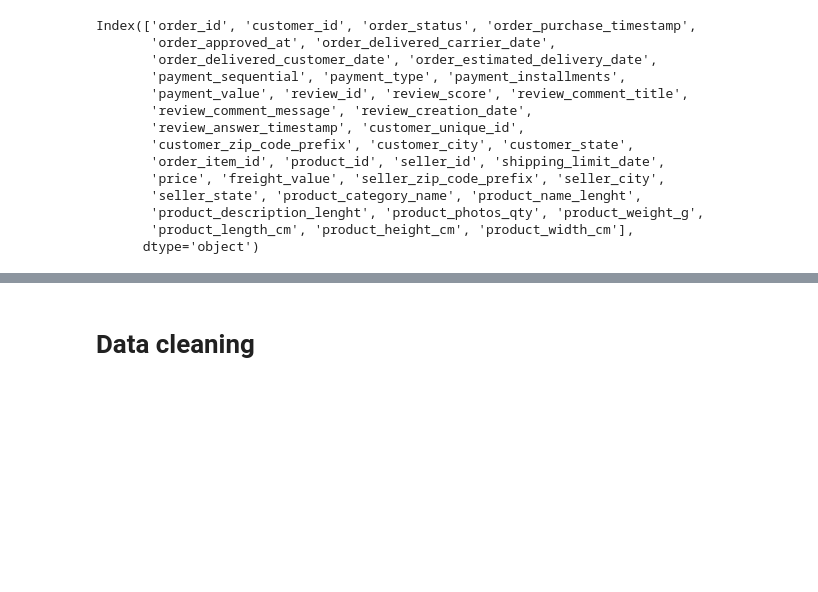
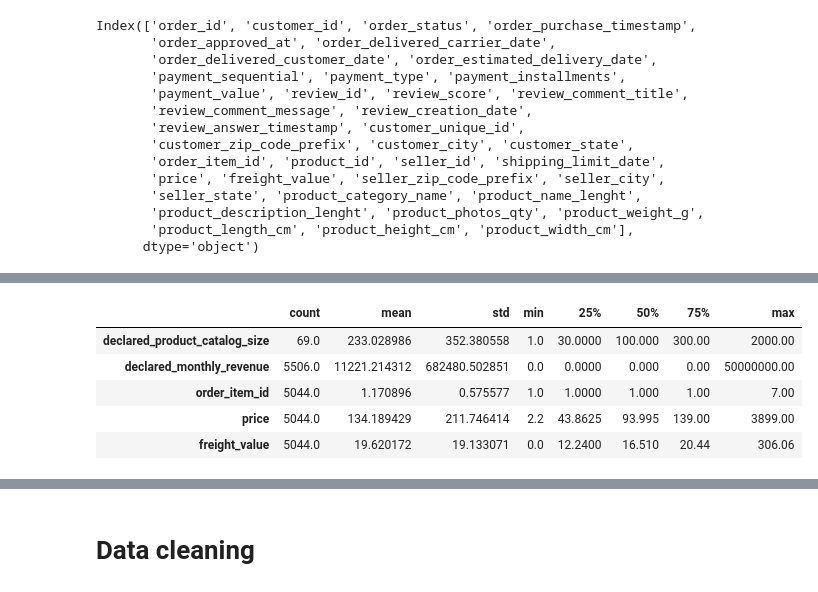
Before and after one commit to mathdeoliveira/olist, a Jupyter notebook: notebooks/data_analysis.ipynb, the cells around one changed output, grey strips where cells are left out. Saved outputs shown, nothing was run; the diff lists cells and outputs as text; code cells hidden in the pictures; blank space fills up the shorter version.

```diff
--- a/notebooks/data_analysis.ipynb
+++ b/notebooks/data_analysis.ipynb
@@ -51,0 +131,9 @@ df[['order_id','payment_type','product_id', 'product_category_name','price', 'fr
+# %%
+df_mkt_funnel.describe().T
+# %% [output]
+|  | count | mean | std | min | 25% | 50% | 75% | max |
+| declared_product_catalog_size | 69.0 | 233.028986 | 352.380558 | 1.0 | 30.0000 | 100.000 | 300.00 | 2000.00 |
+| declared_monthly_revenue | 5506.0 | 11221.214312 | 682480.502851 | 0.0 | 0.0000 | 0.000 | 0.00 | 50000000.00 |
+| order_item_id | 5044.0 | 1.170896 | 0.575577 | 1.0 | 1.0000 | 1.000 | 1.00 | 7.00 |
+| price | 5044.0 | 134.189429 | 211.746414 | 2.2 | 43.8625 | 93.995 | 139.00 | 3899.00 |
+| freight_value | 5044.0 | 19.620172 | 19.133071 | 0.0 | 12.2400 | 16.510 | 20.44 | 306.06 |
```
Also changed, not shown: parts of 21 cells of this notebook, 9 other files.
